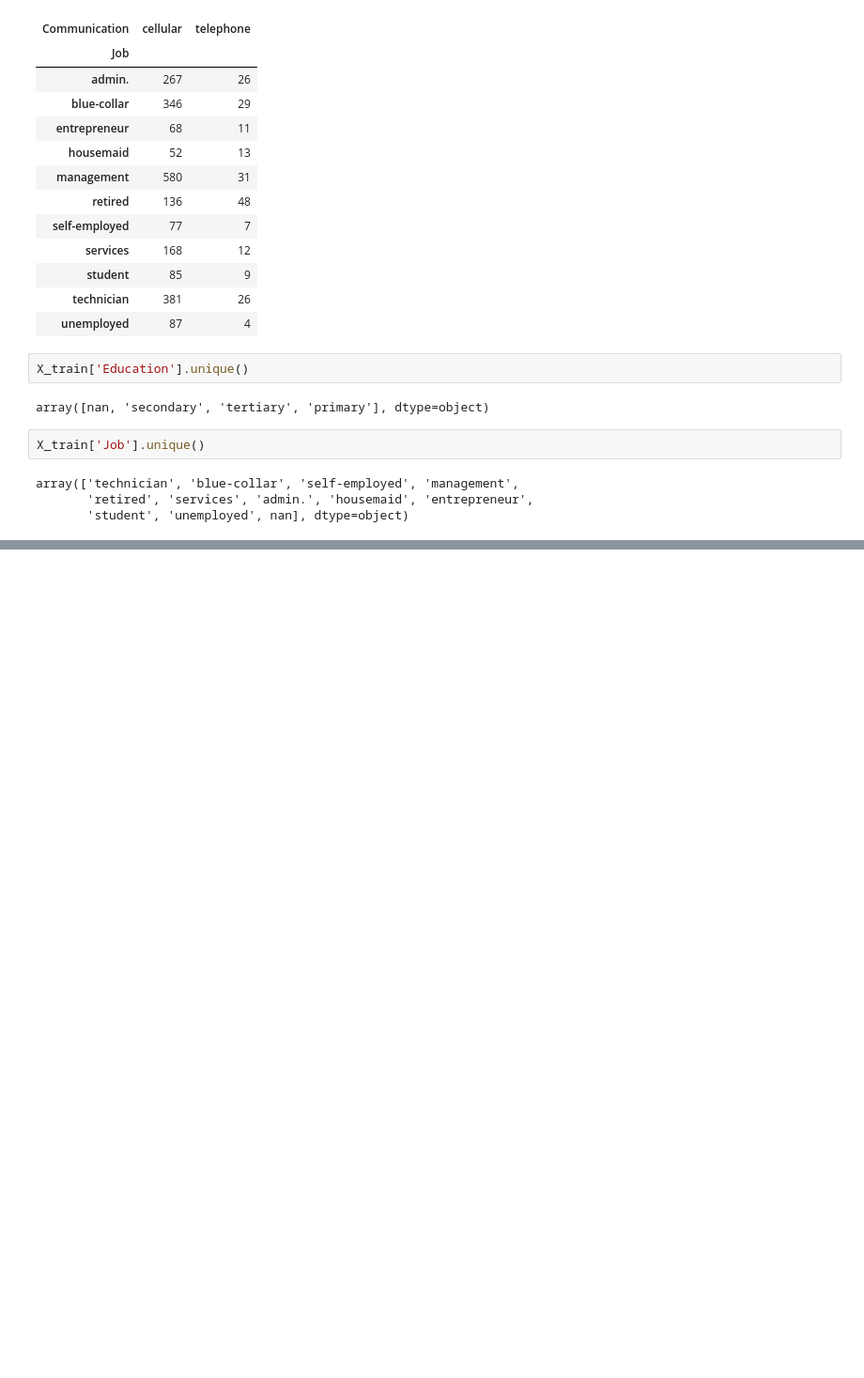
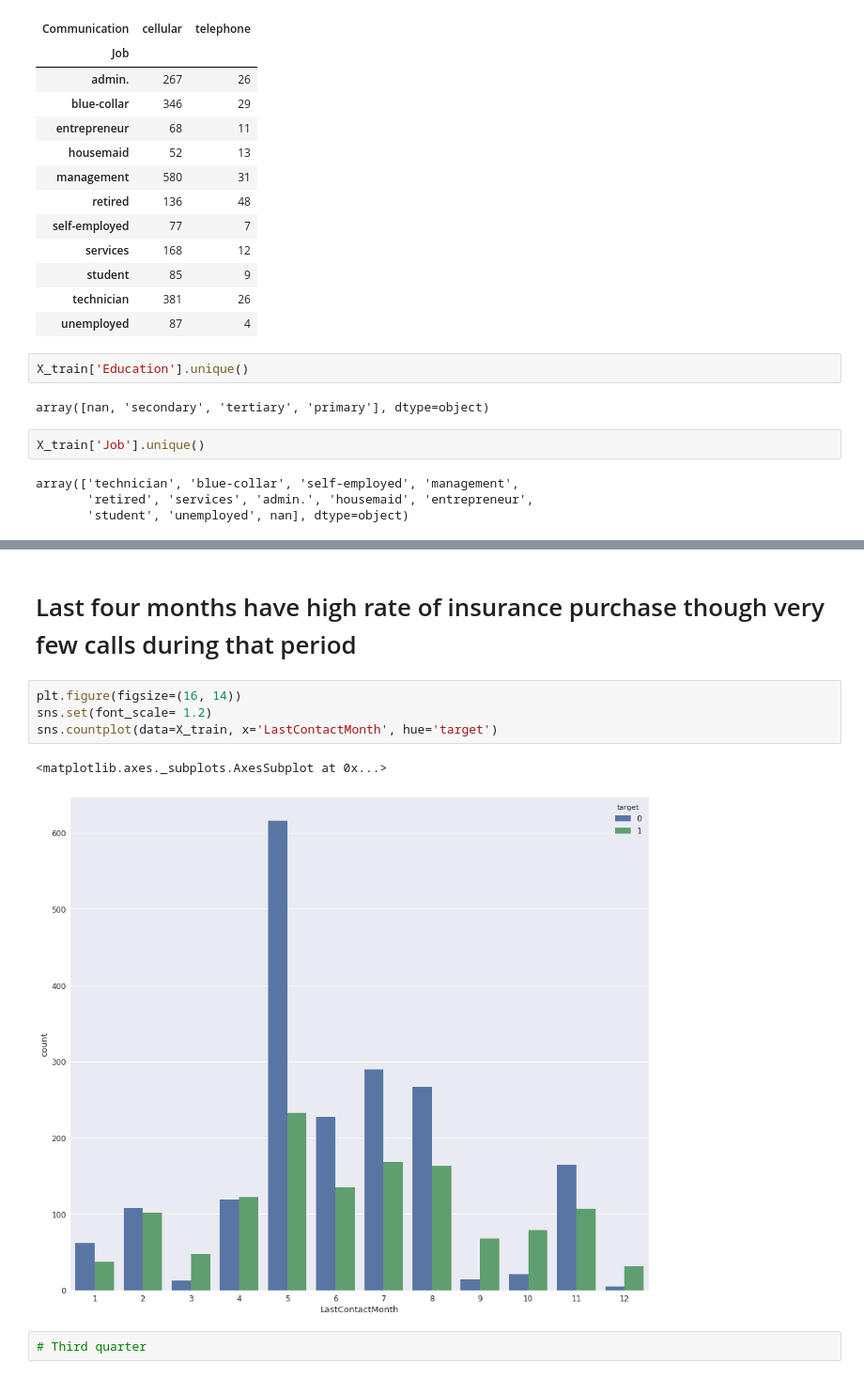
Before and after one commit to VigneshTCD/car_insurance_analysis, a Jupyter notebook: notebooks/EDA.ipynb, the cells around one changed output, grey strips where cells are left out. Shown: that part at 94% size. Drawn from its saved outputs; the diff is of its cells as text; blank space fills up the shorter version.

```diff
--- a/notebooks/EDA.ipynb
+++ b/notebooks/EDA.ipynb
@@ -211,0 +325,11 @@ array(['technician', 'blue-collar', 'self-employed', 'management',
+# %% [markdown]
+# Last four months have high rate of insurance purchase though very few calls during that period
+# %%
+plt.figure(figsize=(16, 14))
+sns.set(font_scale= 1.2)
+sns.countplot(data=X_train, x='LastContactMonth', hue='target')
+# %% [output]
+<matplotlib.axes._subplots.AxesSubplot at 0x...>
+[figure, added]
+# %%
+# Third quarter
```
Also changed, not shown: parts of 37 cells of this notebook.
